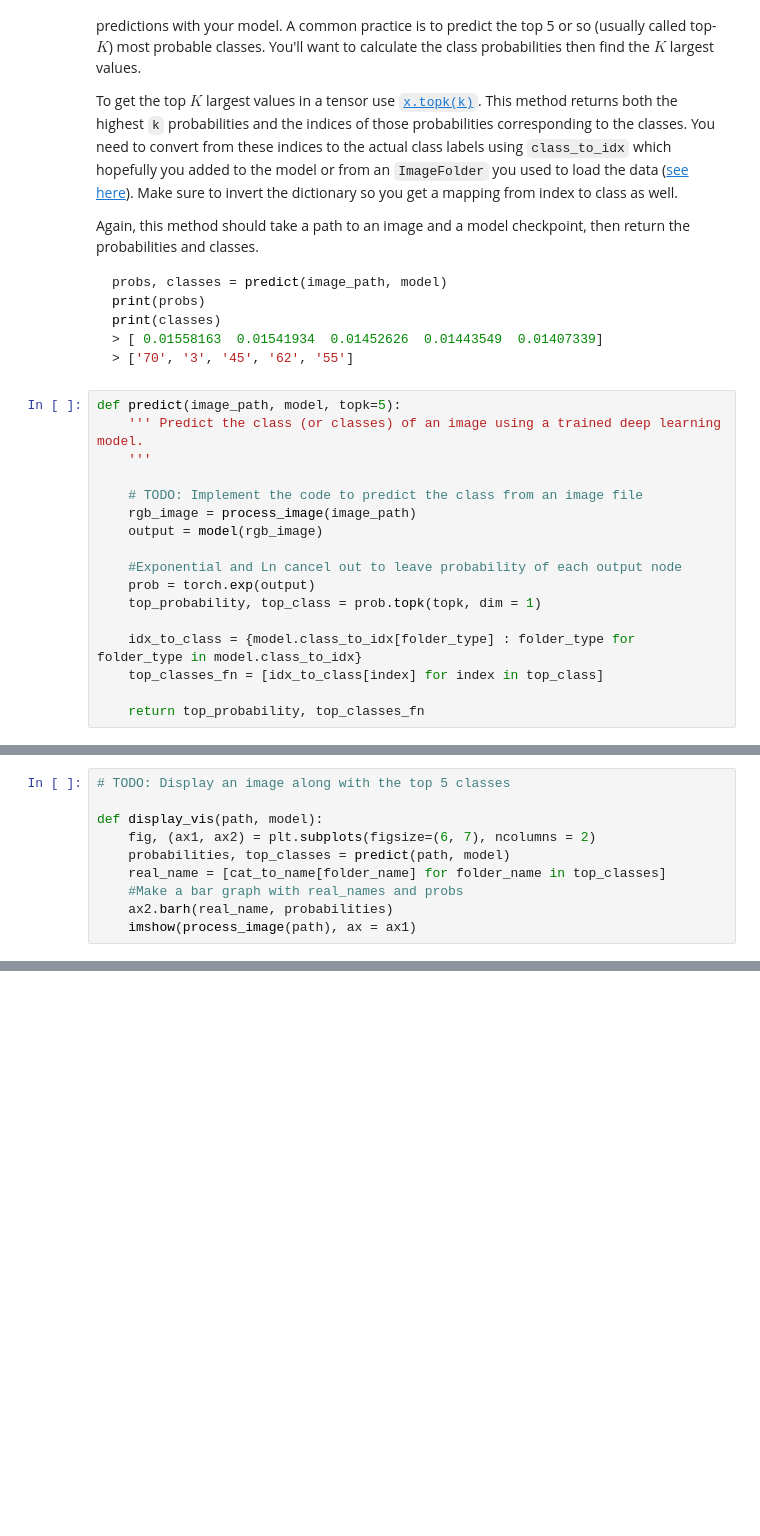
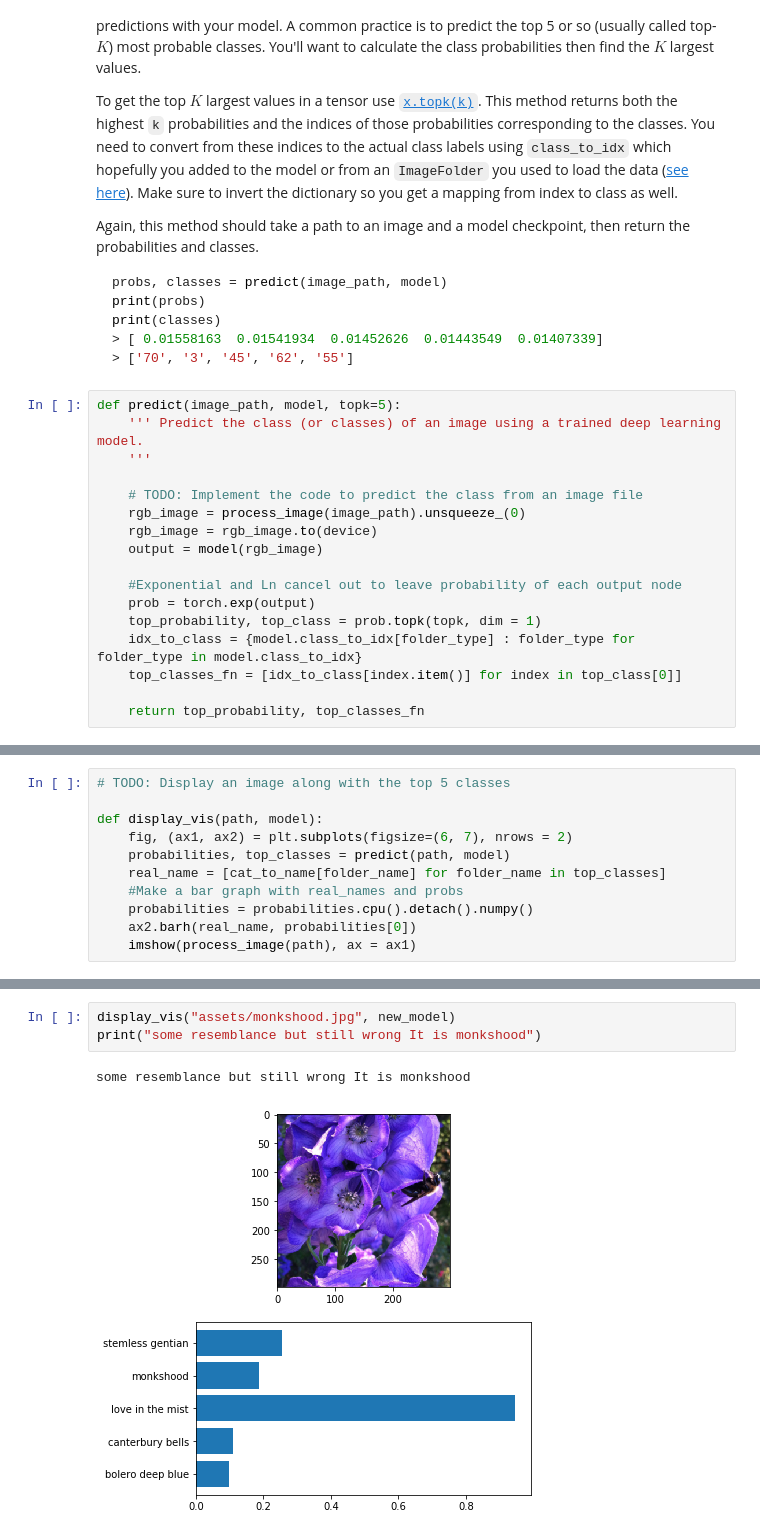
Before and after one commit to SarthakJaingit/FirstImageClassifier, a Jupyter notebook: Image Classifier Project.ipynb, the cells around one changed output, grey strips where cells are left out. Drawn from its saved outputs; the diff is of its cells as text; blank space fills up the shorter version.

```diff
--- a/Image Classifier Project.ipynb
+++ b/Image Classifier Project.ipynb
@@ -435,15 +433,15 @@ def predict(image_path, model, topk=5):
     '''
 
     # TODO: Implement the code to predict the class from an image file
-    rgb_image = process_image(image_path)
+    rgb_image = process_image(image_path).unsqueeze_(0)
+    rgb_image = rgb_image.to(device)
     output = model(rgb_image)
 
     #Exponential and Ln cancel out to leave probability of each output node
     prob = torch.exp(output)
     top_probability, top_class = prob.topk(topk, dim = 1)
-
     idx_to_class = {model.class_to_idx[folder_type] : folder_type for folder_type in model.class_to_idx}
-    top_classes_fn = [idx_to_class[index] for index in top_class]
+    top_classes_fn = [idx_to_class[index.item()] for index in top_class[0]]
 
     return top_probability, top_classes_fn
 # %%
@@ -481,11 +497,12 @@ You can convert from the class integer encoding to actual flower names with the
 # TODO: Display an image along with the top 5 classes
 
 def display_vis(path, model):
-    fig, (ax1, ax2) = plt.subplots(figsize=(6, 7), ncolumns = 2)
+    fig, (ax1, ax2) = plt.subplots(figsize=(6, 7), nrows = 2)
     probabilities, top_classes = predict(path, model)
     real_name = [cat_to_name[folder_name] for folder_name in top_classes]
     #Make a bar graph with real_names and probs
-    ax2.barh(real_name, probabilities)
+    probabilities = probabilities.cpu().detach().numpy()
+    ax2.barh(real_name, probabilities[0])
     imshow(process_image(path), ax = ax1)
 # %%
 display_vis("assets/petunia.jpg", new_model)
@@ -493,0 +519,6 @@ display_vis("assets/firelily.jpeg", new_model)
+# %%
+display_vis("assets/monkshood.jpg", new_model)
+print("some resemblance but still wrong It is monkshood")
+# %% [output]
+some resemblance but still wrong It is monkshood
+[figure, added]
```
Also changed, not shown: parts of 10 cells of this notebook.
